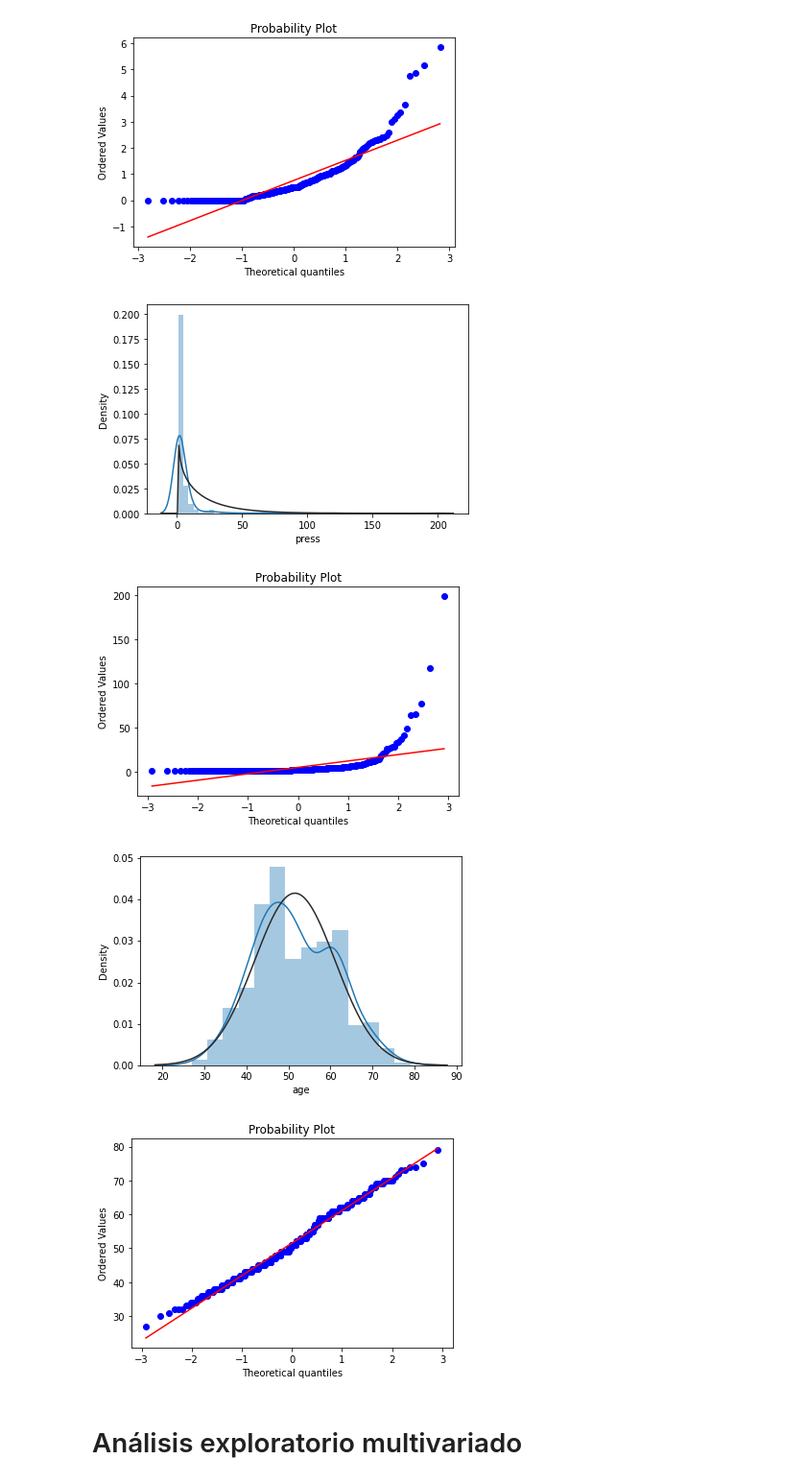
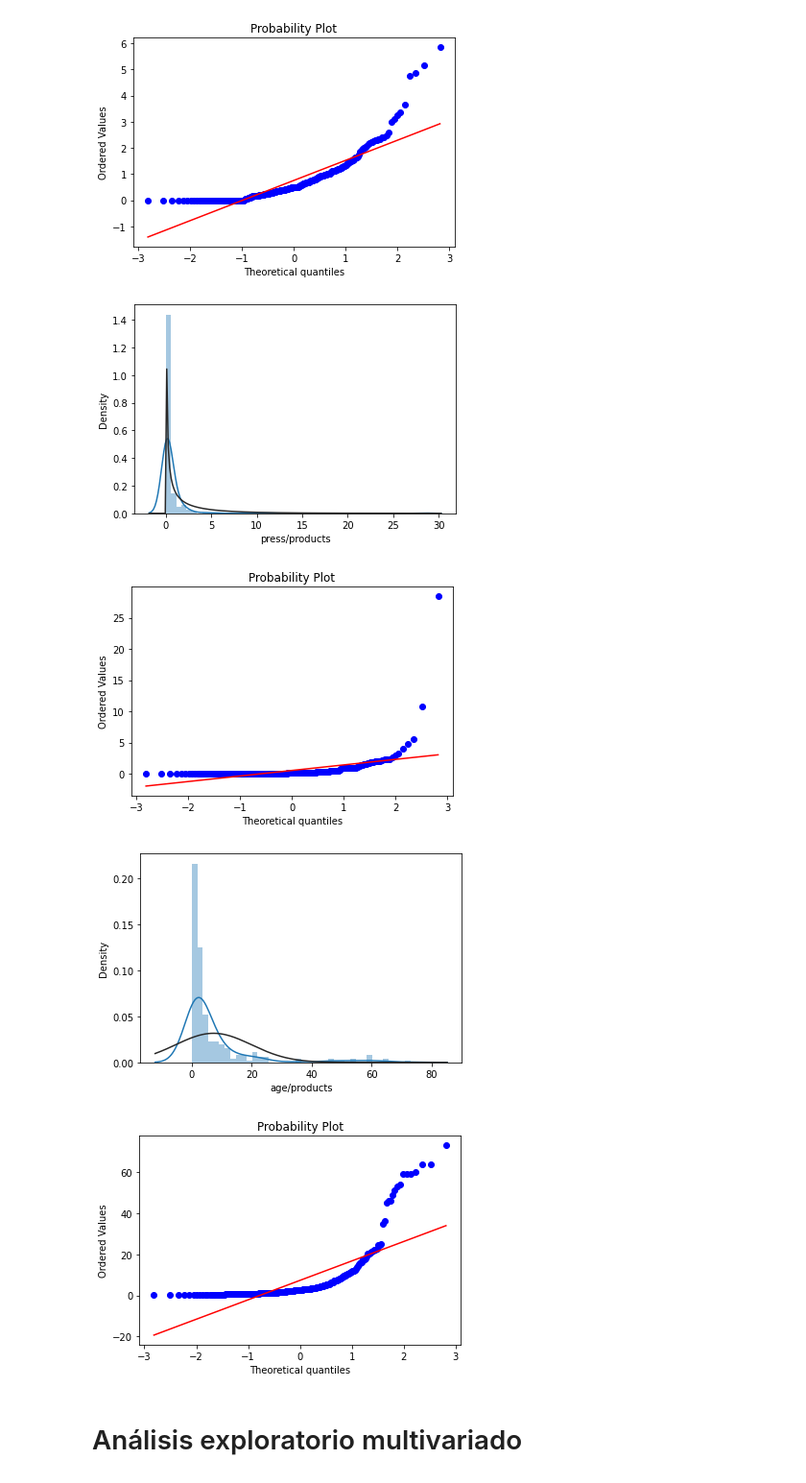
Before and after one commit to muzgash/masters, a Jupyter notebook: notebooks/Multivariate statistics.ipynb, the cells around one changed output. Shown at 96% size. Saved outputs shown, nothing was run; the diff lists cells and outputs as text; code cells hidden in the pictures.

```diff
--- a/notebooks/Multivariate statistics.ipynb
+++ b/notebooks/Multivariate statistics.ipynb
@@ -9,5 +12,8 @@ from scipy import stats
 # %%
 data=pd.read_csv("../data/ms_authors.csv",dtype={"age":int,"time":int})
 data["citations/products"]=data["citations"]/data["products"]
+data["press/products"]=data["press"]/data["products"]
+data["age/products"]=data["age"]/data["products"]
+data["time/products"]=data["time"]/data["products"]
 data
 # %% [output]
@@ -216,19 +233,19 @@ stats.probplot(data["citations/products"],plot=plt);
 [figure]
 [figure]
 # %%
-sns.distplot(data["press"],fit=stats.chi2);
+sns.distplot(data["press/products"],fit=stats.chi2);
 plt.figure()
-stats.probplot(data["press"],plot=plt);
+stats.probplot(data["press/products"],plot=plt);
 # %% [output]
-[figure, old version]
+[figure, new version]
-[figure, old version]
+[figure, new version]
 # %%
-sns.distplot(data["age"],fit=stats.norm);
+sns.distplot(data["age/products"],fit=stats.norm);
 plt.figure()
-stats.probplot(data["age"],plot=plt);
+stats.probplot(data["age/products"],plot=plt);
 # %% [output]
-[figure, old version]
+[figure, new version]
-[figure, old version]
+[figure, new version]
 # %% [markdown]
 # Análisis exploratorio multivariado
 # %%
```
Also changed, not shown: parts of 26 cells of this notebook.
